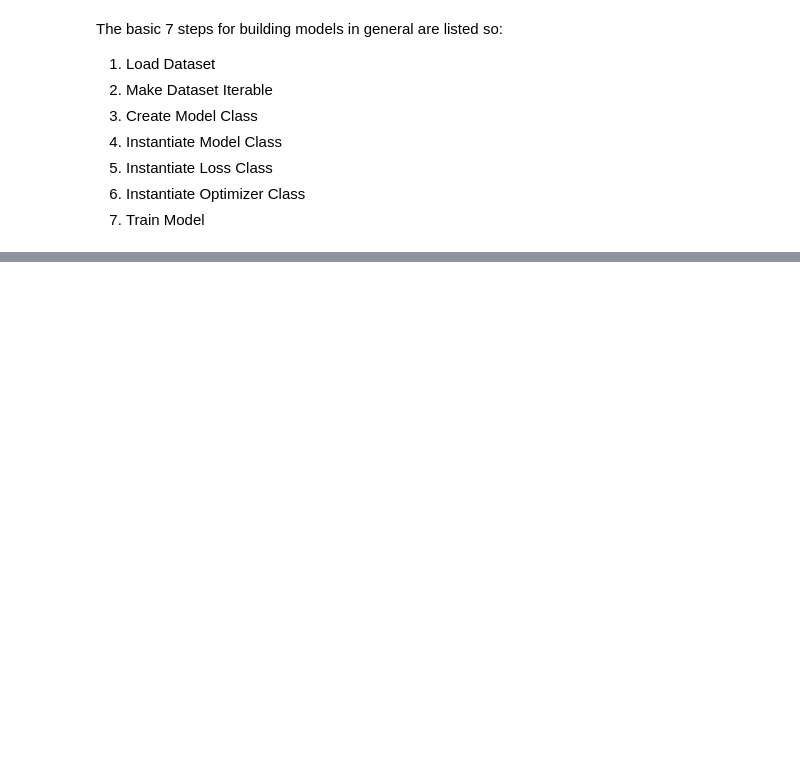
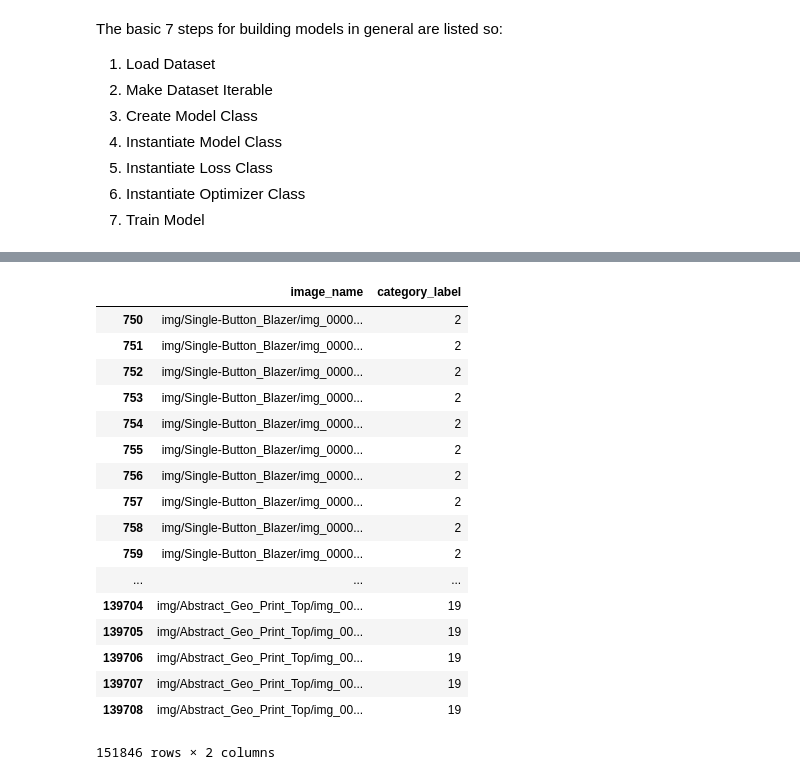
Before and after one commit to HaoNLe/FashionWebapp, a Jupyter notebook: Image-Classification-MODEL.ipynb, the cells around one changed output, grey strips where cells are left out. Cells and saved outputs as stored; diff of their text form; code cells hidden in the pictures; blank space fills up the shorter version.

```diff
--- a/Image-Classification-MODEL.ipynb
+++ b/Image-Classification-MODEL.ipynb
@@ -81,18 +81,46 @@ labels_df
 # %%
-lower = [41,18,3,32,17,33,6,16]
+lower = [41,18,3,32,17,33,6,16,11,19]
 
 for elem in lower:
     jon = labels_df[labels_df['category_label'] == elem]
     drop_diff = len(labels_df[labels_df['category_label'] == elem]) - 10000
     # random_vector = np.random.choice(drop_diff + 10000, drop_diff)
     # labels_df = labels_df.drop(labels_df.[random_vector])
     # labels_df
     df_dropped = jon.drop(jon.sample(n=drop_diff).index)
     labels_df = labels_df[labels_df['category_label'] != elem]
     labels_df = labels_df.append(df_dropped)
 labels_df
 
+# duplicate = [35,24,39,44,34,10,29,30,42,26,48,2]
 
-duplicate = [35,24,39,44,34,10,29,30,42,26,48,2]
+# for elem in duplicate:
+#     snow = labels_df[labels_df['category_label'] == elem]
+#     sample_diff = 10000 - len(snow)
+#     df_dropped = snow.sample(n=10000, replace=True)
+#     labels_df = labels_df[labels_df['category_label'] != elem]
+#     labels_df = labels_df.append(df_dropped)
+
+# indices = np.arange(len(labels_df))
+# labels_df.set_index(indices)
+# %% [output]
+|  | image_name | category_label |
+| 750 | img/Single-Button_Blazer/img_0000... | 2 |
+| 751 | img/Single-Button_Blazer/img_0000... | 2 |
+| 752 | img/Single-Button_Blazer/img_0000... | 2 |
+| 753 | img/Single-Button_Blazer/img_0000... | 2 |
+| 754 | img/Single-Button_Blazer/img_0000... | 2 |
+| 755 | img/Single-Button_Blazer/img_0000... | 2 |
+| 756 | img/Single-Button_Blazer/img_0000... | 2 |
+| 757 | img/Single-Button_Blazer/img_0000... | 2 |
+| 758 | img/Single-Button_Blazer/img_0000... | 2 |
+| 759 | img/Single-Button_Blazer/img_0000... | 2 |
+| ... | ... | ... |
+| 139704 | img/Abstract_Geo_Print_Top/img_00... | 19 |
+| 139705 | img/Abstract_Geo_Print_Top/img_00... | 19 |
+| 139706 | img/Abstract_Geo_Print_Top/img_00... | 19 |
+| 139707 | img/Abstract_Geo_Print_Top/img_00... | 19 |
+| 139708 | img/Abstract_Geo_Print_Top/img_00... | 19 |
+151846 rows × 2 columns
 # %%
 all_df = all_df[all_df.isin(labels_df)['image_name'] == True]
```
Also changed, not shown: parts of 10 cells of this notebook.
